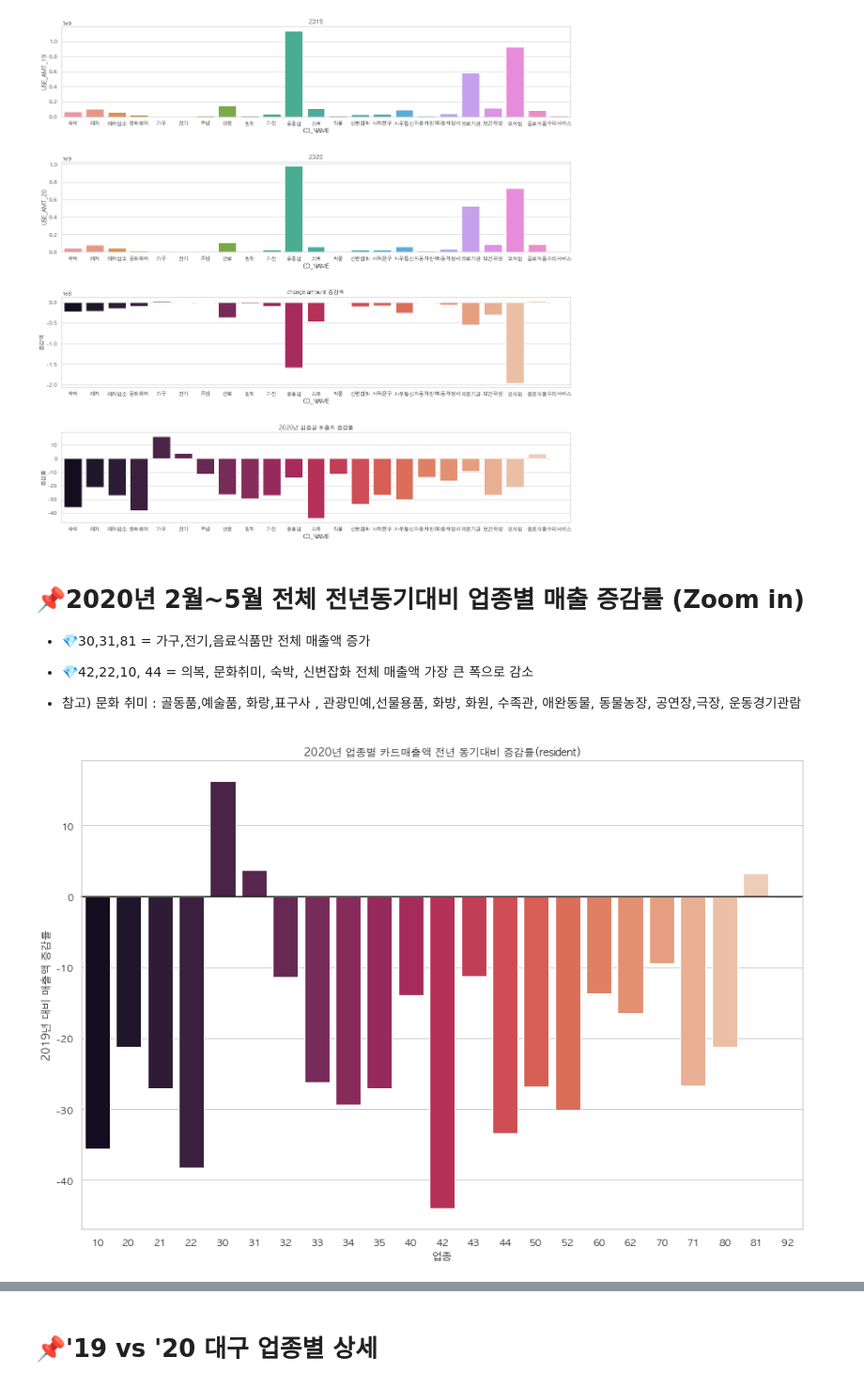
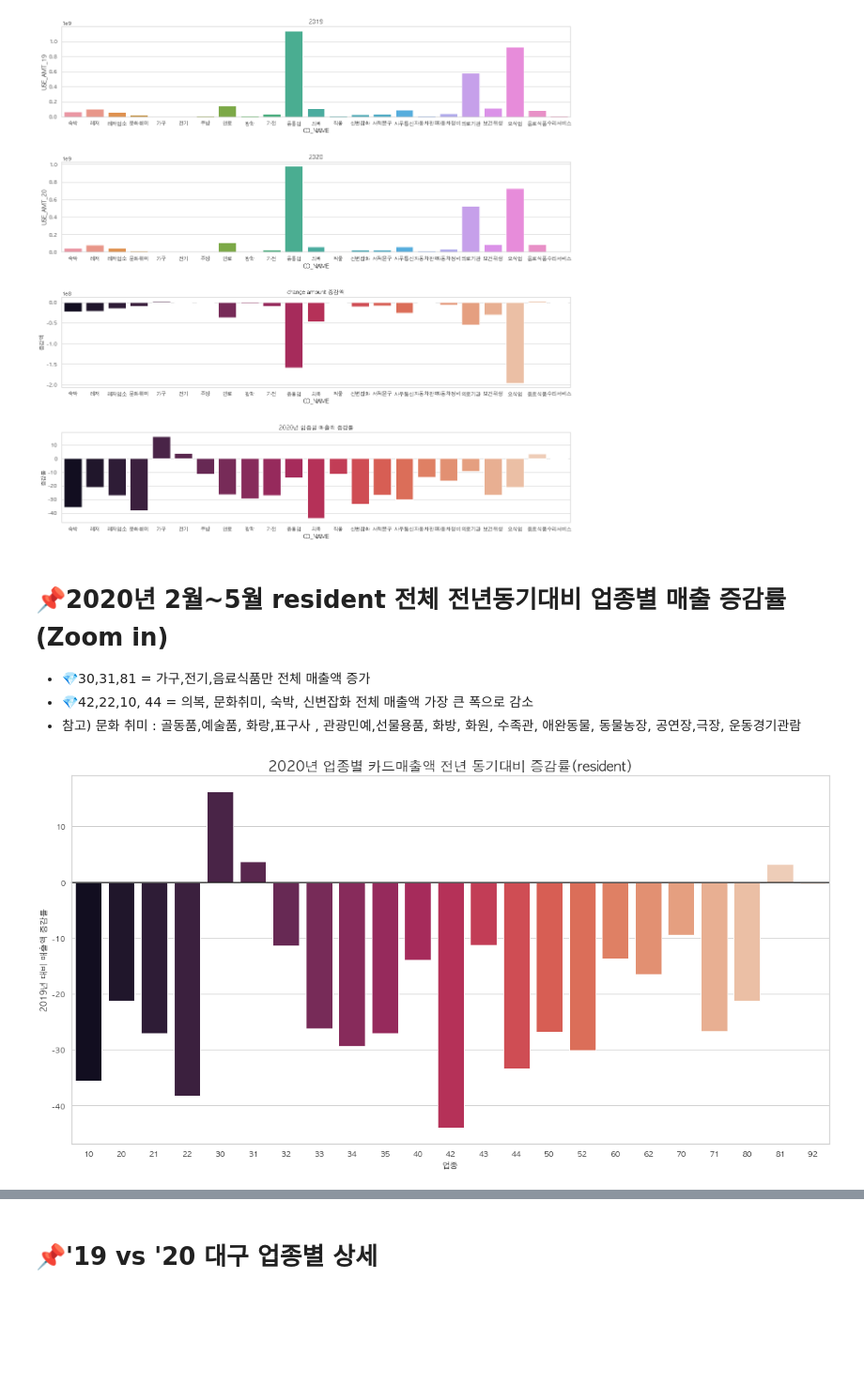
Before and after one commit to yekyung2/AOAS_data, a Jupyter notebook: resident_card.ipynb, the cells around one changed output, grey strips where cells are left out. Shown at 94% size. Cells and saved outputs as stored; diff of their text form; code cells hidden in the pictures; blank space fills up the shorter version.

Commit message:
add new graphs

```diff
--- a/resident_card.ipynb
+++ b/resident_card.ipynb
@@ -254,21 +253,20 @@ plt.show()
 # %% [output]
 [figure]
 # %% [markdown]
-# 📌2020년 2월~5월 전체 전년동기대비 업종별 매출 증감률 (Zoom in)
+# 📌2020년 2월~5월 resident 전체 전년동기대비 업종별 매출 증감률 (Zoom in)
 
 * 💎30,31,81 = 가구,전기,음료식품만 전체 매출액 증가
-
 * 💎42,22,10, 44 = 의복, 문화취미, 숙박, 신변잡화 전체 매출액 가장 큰 폭으로 감소
 * 참고) 문화 취미 : 골동품,예술품, 화랑,표구사 , 관광민예,선물용품, 화방, 화원, 수족관, 애완동물, 동물농장, 공연장,극장, 운동경기관람
 # %%
-f,ax  = plt.subplots(figsize=(15,10))
+f,ax  = plt.subplots(figsize=(20,10))
 
 sns.barplot(field_by_amt["MCT_CAT_CD"],field_by_amt["증감률"],palette="rocket", ax=ax)
 ax.set_xlabel("업종")
 ax.set_ylabel("2019년 대비 매출액 증감률")
-ax.set_title("2020년 업종별 카드매출액 전년 동기대비 증감률(resident)")
+ax.set_title("2020년 업종별 카드매출액 전년 동기대비 증감률(resident)", fontsize=20)
 ax.axhline(0,color="k",clip_on=False)
 
 plt.show()
 # %% [output]
-[figure, old version]
+[figure, new version]
```
Also changed, not shown: parts of 29 cells of this notebook.
